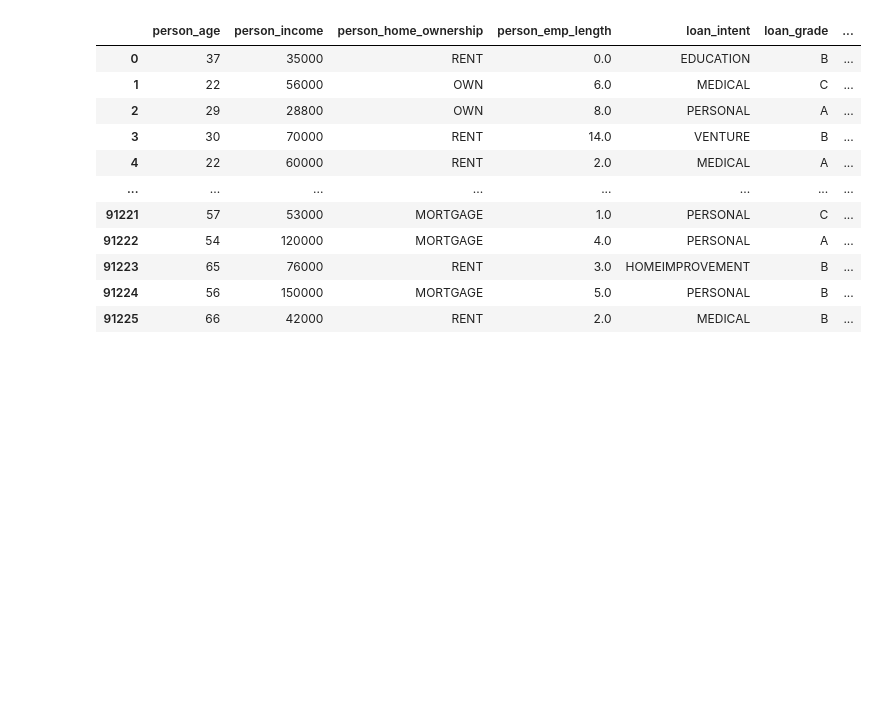
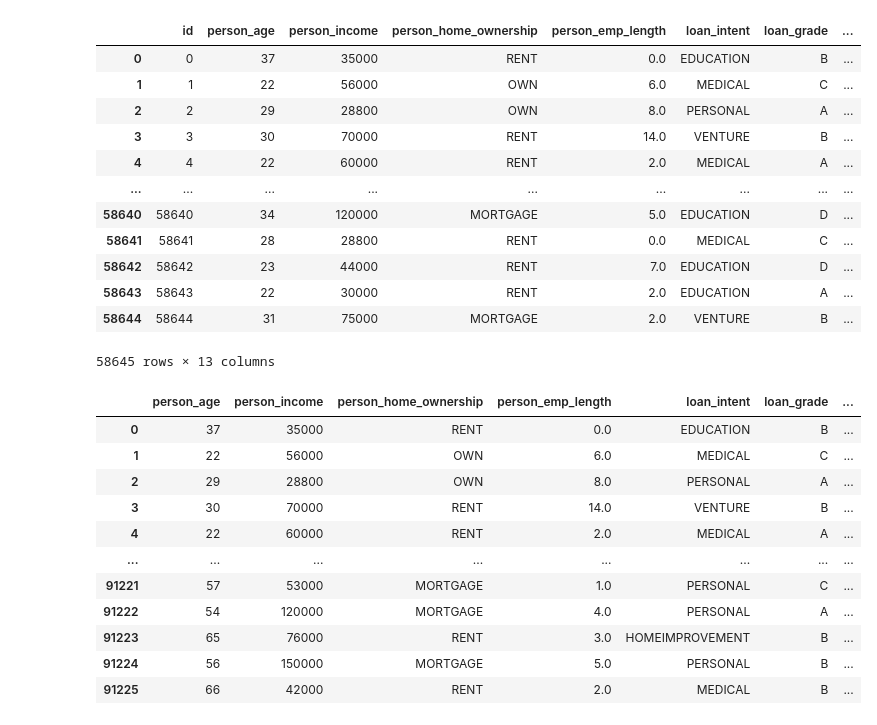
Before and after one commit to yuwei-1/Kaggle-tools, a Jupyter notebook: loan_prediction.ipynb, the cells around one changed output. Cells and saved outputs as stored; diff of their text form; code cells hidden in the pictures; blank space fills up the shorter version.

Commit message:
loan prediction competition (20th)

```diff
--- a/loan_prediction.ipynb
+++ b/loan_prediction.ipynb
@@ -6,6 +6,22 @@ train_csv_path = "/Users/yuwei-1/Documents/projects/Kaggle-tools/data/loan_appro
 original_csv_path = "/Users/yuwei-1/Documents/projects/Kaggle-tools/data/loan_approval/original.csv"
 test_csv_path = "/Users/yuwei-1/Documents/projects/Kaggle-tools/data/loan_approval/test.csv"
 target_col_name = "loan_status"
+# %%
+pd.read_csv(train_csv_path)
+# %% [output]
+|  | id | person_age | person_income | person_home_ownership | person_emp_length | loan_intent | loan_grade | ... |
+| 0 | 0 | 37 | 35000 | RENT | 0.0 | EDUCATION | B | ... |
+| 1 | 1 | 22 | 56000 | OWN | 6.0 | MEDICAL | C | ... |
+| 2 | 2 | 29 | 28800 | OWN | 8.0 | PERSONAL | A | ... |
+| 3 | 3 | 30 | 70000 | RENT | 14.0 | VENTURE | B | ... |
+| 4 | 4 | 22 | 60000 | RENT | 2.0 | MEDICAL | A | ... |
+| ... | ... | ... | ... | ... | ... | ... | ... | ... |
+| 58640 | 58640 | 34 | 120000 | MORTGAGE | 5.0 | EDUCATION | D | ... |
+| 58641 | 58641 | 28 | 28800 | RENT | 0.0 | MEDICAL | C | ... |
+| 58642 | 58642 | 23 | 44000 | RENT | 7.0 | EDUCATION | D | ... |
+| 58643 | 58643 | 22 | 30000 | RENT | 2.0 | EDUCATION | A | ... |
+| 58644 | 58644 | 31 | 75000 | MORTGAGE | 2.0 | VENTURE | B | ... |
+58645 rows × 13 columns
 # %%
 from copy import deepcopy
 from functools import reduce
```
Also changed, not shown: parts of 1 cell of this notebook, 6 other files.
